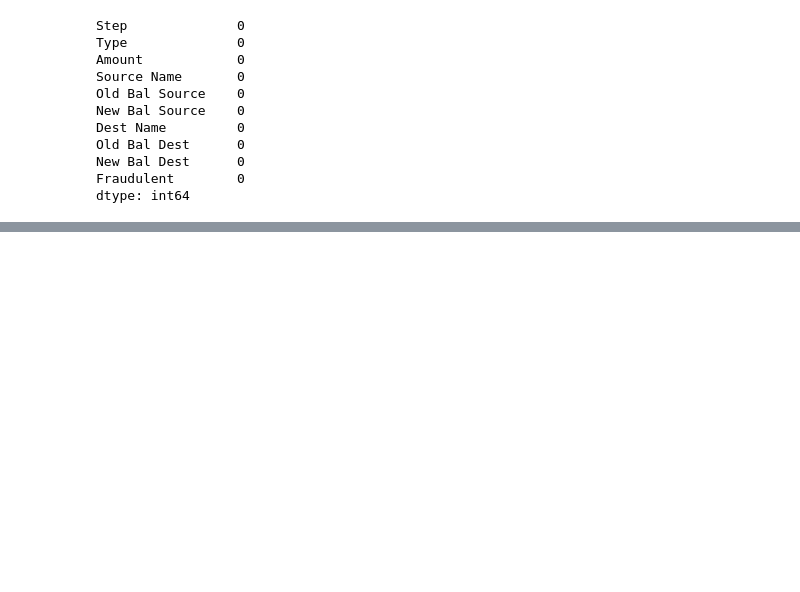
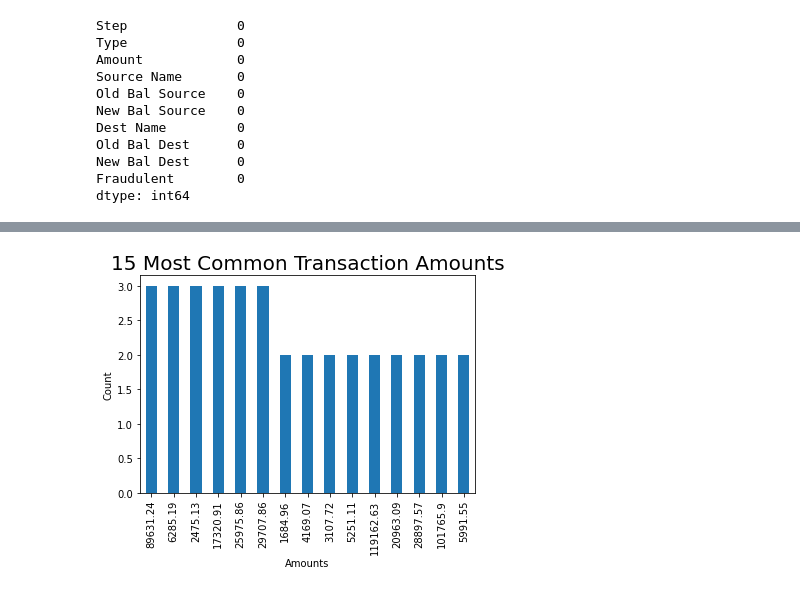
Before and after one commit to Mark-Barbaric/IntermediateMachineLearning, a Jupyter notebook: CMAR10_Week_2.ipynb, the cells around one changed output, grey strips where cells are left out. Saved outputs shown, nothing was run; the diff lists cells and outputs as text; code cells hidden in the pictures; blank space fills up the shorter version.

```diff
--- a/CMAR10_Week_2.ipynb
+++ b/CMAR10_Week_2.ipynb
@@ -111 +108,5 @@ transaction_data
+# %%
+transaction_data['Amount'].value_counts().head(15).plot.bar()
+# %% [output]
+[figure, added]
 # %%
```
Also changed, not shown: parts of 13 cells of this notebook.
